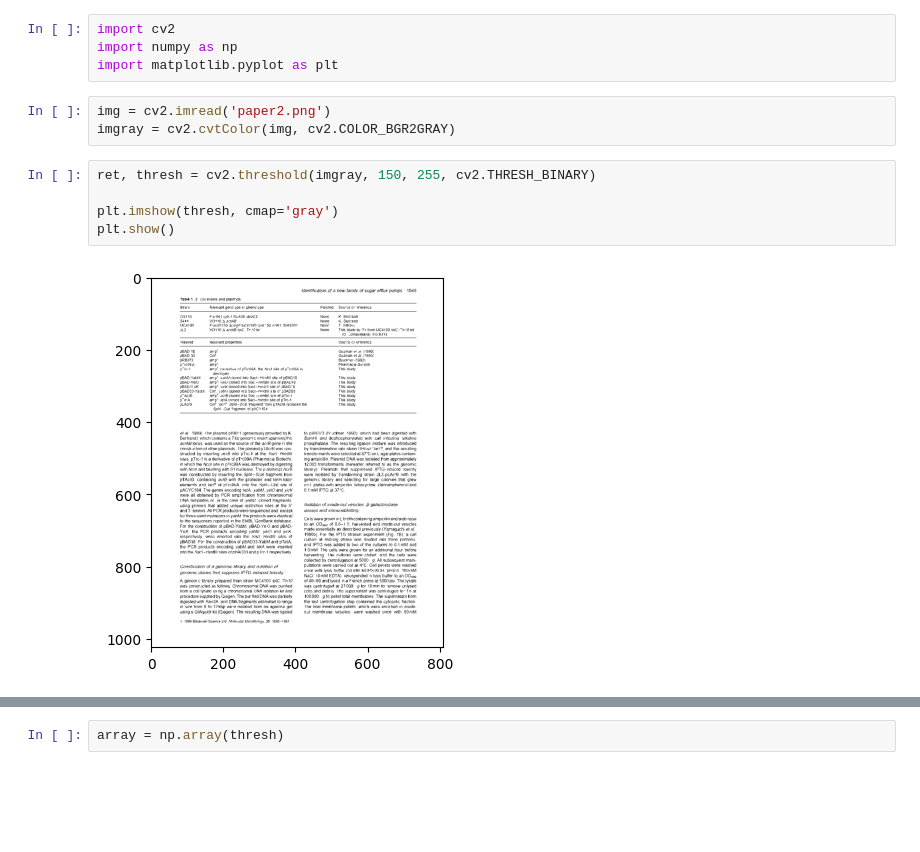
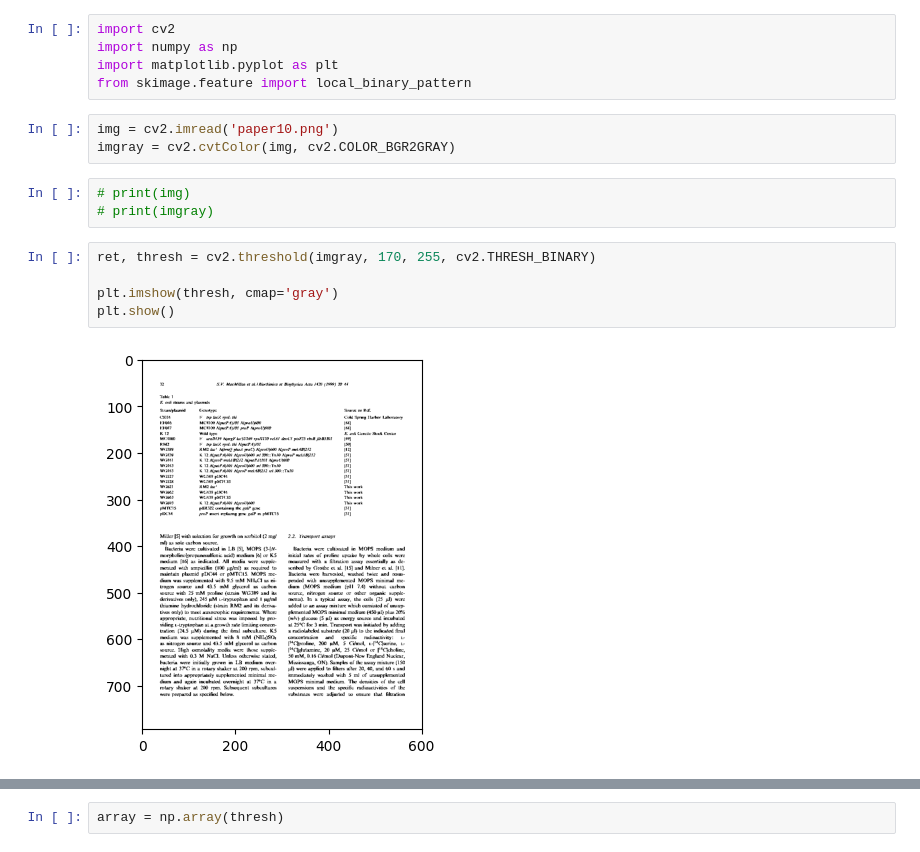
Before and after one commit to sushprova/Figure-Extraction, a Jupyter notebook: Line_gap.ipynb, the cells around one changed output, grey strips where cells are left out. Drawn from its saved outputs; the diff is of its cells as text; blank space fills up the shorter version.

```diff
--- a/Line_gap.ipynb
+++ b/Line_gap.ipynb
@@ -2,13 +2,17 @@
 import cv2
 import numpy as np
 import matplotlib.pyplot as plt
+from skimage.feature import local_binary_pattern
 # %%
-img = cv2.imread('paper2.png')
+img = cv2.imread('paper10.png')
 imgray = cv2.cvtColor(img, cv2.COLOR_BGR2GRAY)
+# %%
+# print(img)
+# print(imgray)
 # %%
-ret, thresh = cv2.threshold(imgray, 150, 255, cv2.THRESH_BINARY)
+ret, thresh = cv2.threshold(imgray, 170, 255, cv2.THRESH_BINARY)
 
 plt.imshow(thresh, cmap='gray')
 plt.show()
 # %% [output]
-[figure, old version]
+[figure, new version]
```
Also changed, not shown: parts of 13 cells of this notebook.
